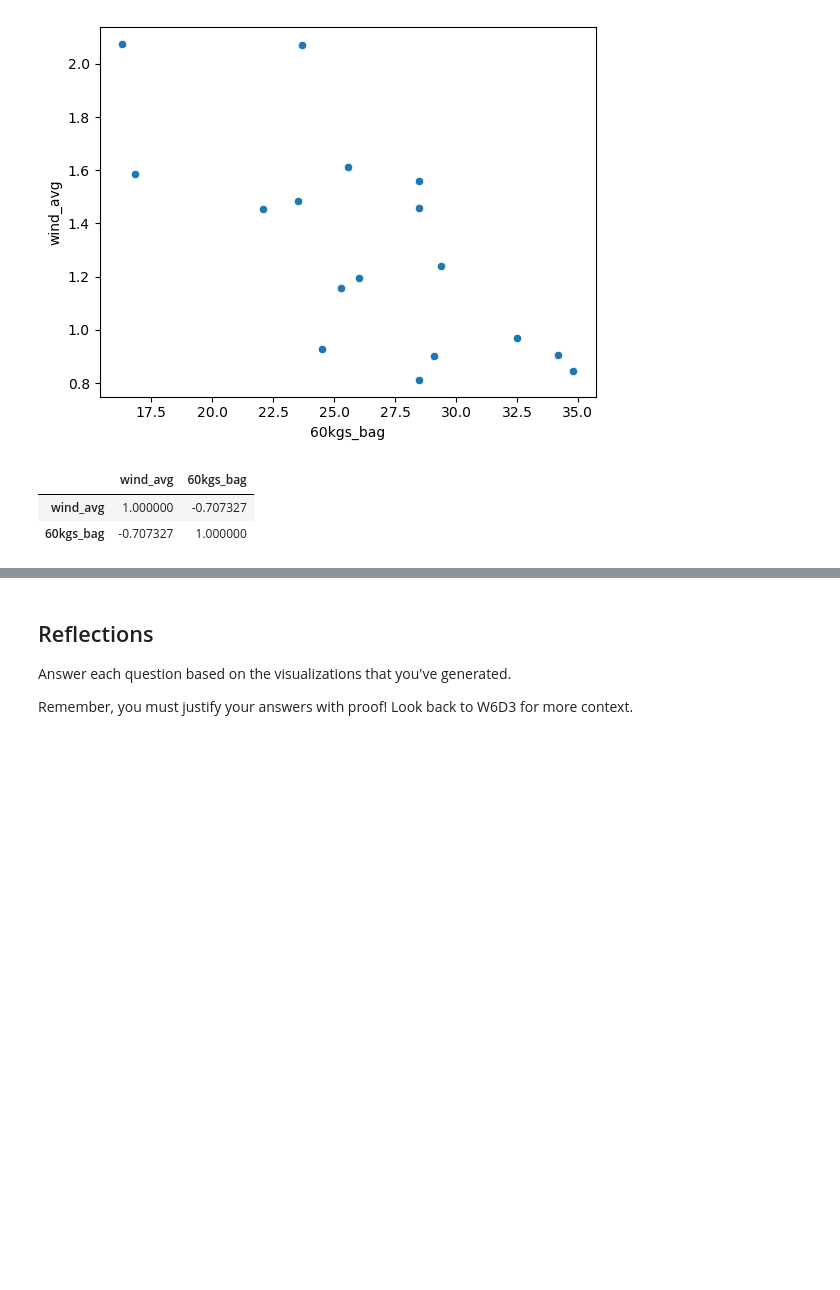
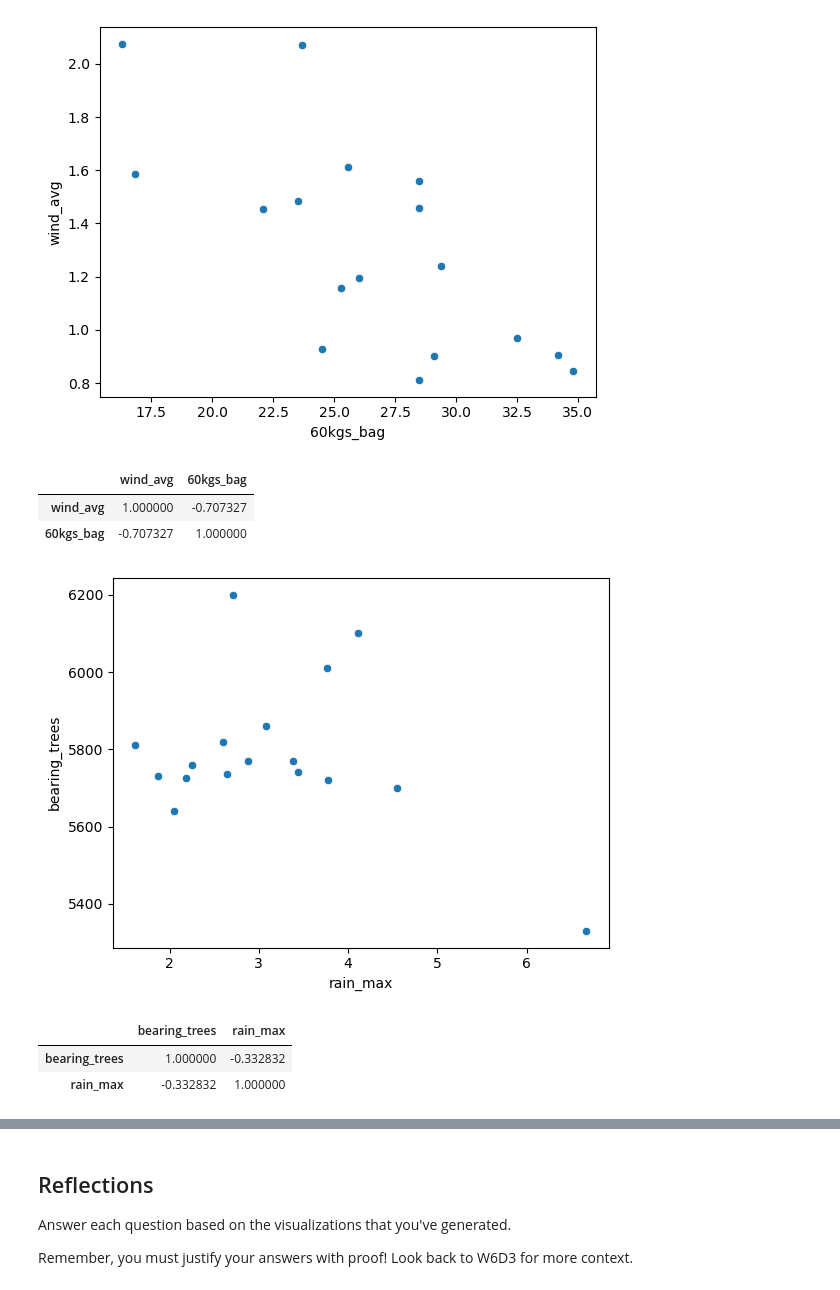
Before and after one commit to grullon-mina/Coffee-Weather-Data-Analysis, a Jupyter notebook: notebooks/analysis.ipynb, the cells around one changed output, grey strips where cells are left out. Cells and saved outputs as stored; diff of their text form; code cells hidden in the pictures; blank space fills up the shorter version.

```diff
--- a/notebooks/analysis.ipynb
+++ b/notebooks/analysis.ipynb
@@ -139,3 +139,16 @@ combined_dfs[["wind_avg", "60kgs_bag"]].corr()
 |  | wind_avg | 60kgs_bag |
 | wind_avg | 1.000000 | -0.707327 |
 | 60kgs_bag | -0.707327 | 1.000000 |
+# %%
+# rain_max and bearing_trees
+sns.scatterplot(combined_dfs, y="bearing_trees", x="rain_max")
+plt.show()
+# %% [output]
+[figure, added]
+# %%
+# pearson's coefficient between rain_max and bearing_trees
+combined_dfs[["bearing_trees", "rain_max"]].corr()
+# %% [output]
+|  | bearing_trees | rain_max |
+| bearing_trees | 1.000000 | -0.332832 |
+| rain_max | -0.332832 | 1.000000 |
```
Also changed, not shown: parts of 6 cells of this notebook.
